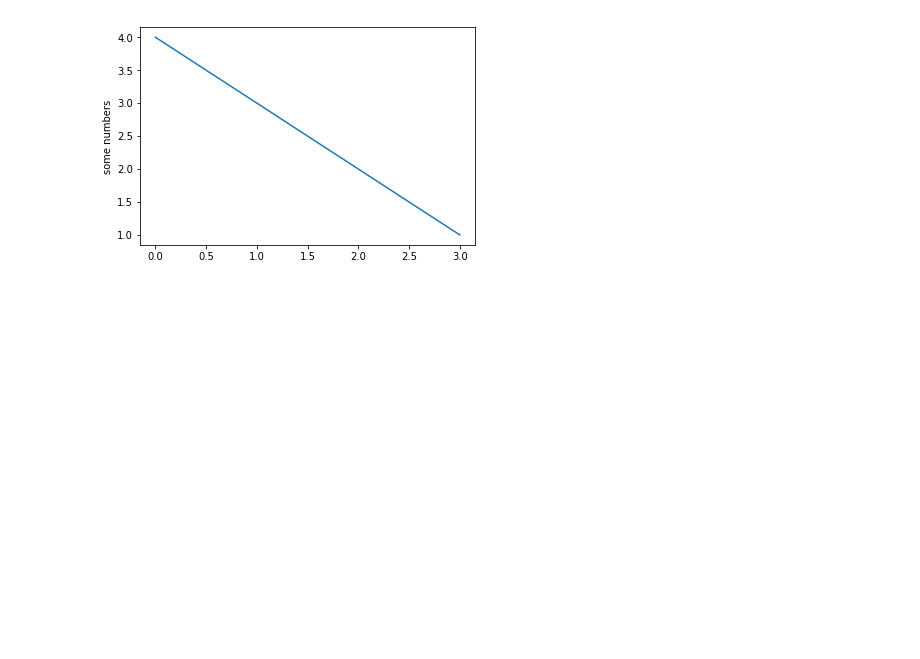
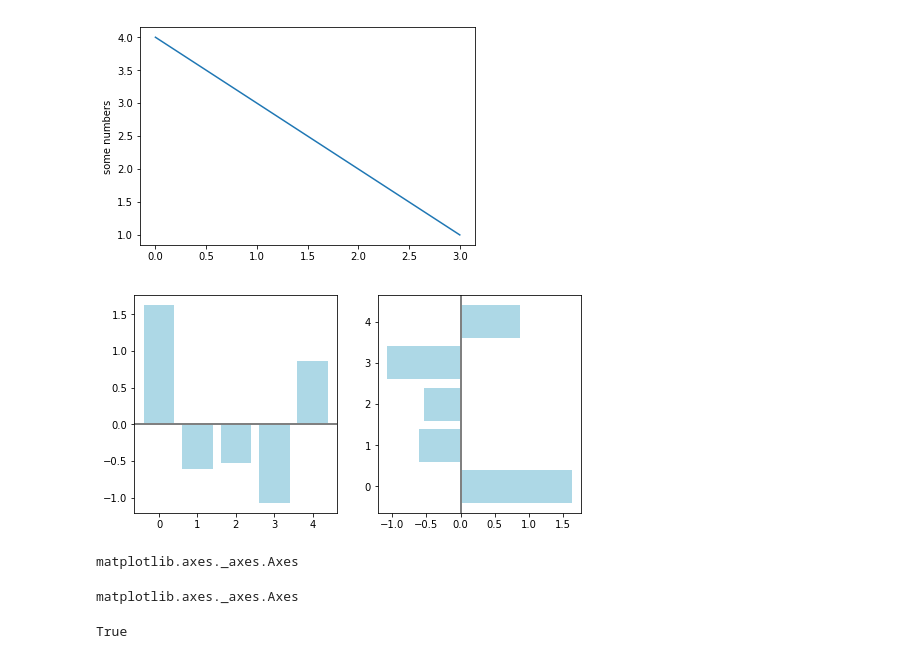
Before and after one commit to katierose1029/gsoc_work, a Jupyter notebook: tester.ipynb, the cells around one changed output. Drawn from its saved outputs; the diff is of its cells as text; code cells hidden in the pictures; blank space fills up the shorter version.

```diff
--- a/tester.ipynb
+++ b/tester.ipynb
@@ -12,3 +19,21 @@ plt.ylabel('some numbers')
 plt.show()
 # %% [output]
 [figure]
+# %%
+np.random.seed(1)
+x = np.arange(5)
+y = np.random.randn(5)
+
+fig, axes = plt.subplots(ncols=2, figsize=plt.figaspect(1./2))
+
+vert_bars = axes[0].bar(x, y, color='lightblue', align='center')
+horiz_bars = axes[1].barh(x, y, color='lightblue', align='center')
+
+# I'll also introduce axhline & axvline to draw a line all the way across the axes
+# This can be a quick-n-easy way to draw an axis "spine".
+axes[0].axhline(0, color='gray', linewidth=2)
+axes[1].axvline(0, color='gray', linewidth=2)
+
+plt.show()
+# %% [output]
+[figure, added]
@@ -14,0 +42,4 @@ plt.show()
+# %%
+Axes
+# %% [output]
+matplotlib.axes._axes.Axes
@@ -14,0 +48,8 @@ plt.show()
+# %%
+ax
+# %% [output]
+matplotlib.axes._axes.Axes
+# %%
+isinstance(ax,type)
+# %% [output]
+True
```
Also changed, not shown: parts of 7 cells of this notebook.
